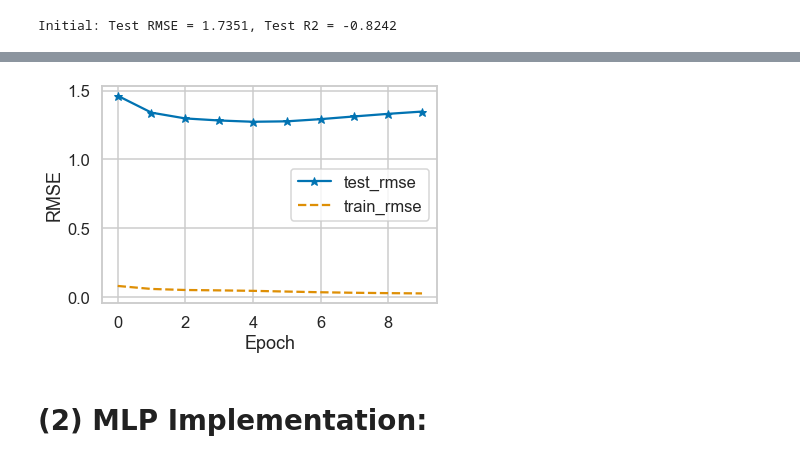
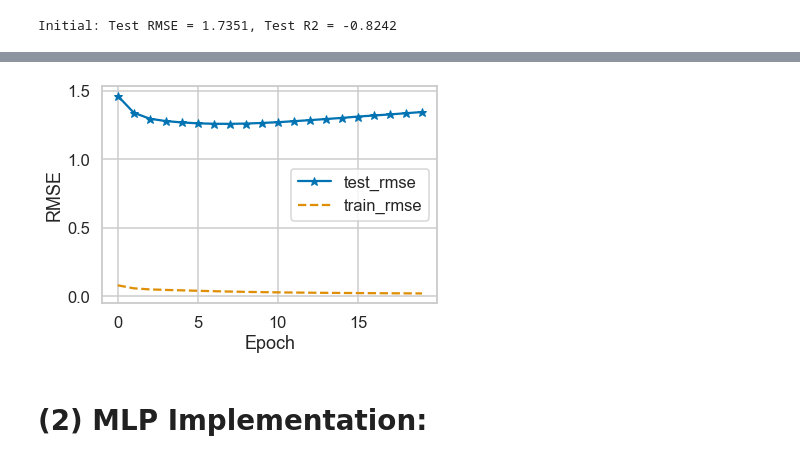
Before and after one commit to akhilesh-somani/Restaurant_Recommendation_System, a Jupyter notebook: Our_Approach.ipynb, the cells around one changed output, grey strips where cells are left out. Drawn from its saved outputs; the diff is of its cells as text; code cells hidden in the pictures.

```diff
--- a/Our_Approach.ipynb
+++ b/Our_Approach.ipynb
@@ -149,7 +150,7 @@ pca.fit(user_features)
 user_features_pca = pca.transform(user_features)
 print('Total variance explained:', sum(pca.explained_variance_ratio_))
 # %%
-user_features_df=pd.DataFrame(data = user_features, columns = ['user_feature_' + str(i) for i in range(n_lim + 1)])
+user_features_df=pd.DataFrame(data = user_features, columns = ['user_feature_' + str(i) for i in range(num_of_user_features)])
 user_features_df.index.rename('user_id_refined', inplace = True)
 user_features_df.reset_index(inplace = True)
 user_features_df.head(3)
@@ -211,7 +212,7 @@ test_data.head(3)
 3 rows × 55 columns
 # %%
 X_test = np.array(test_data[['user_id_refined', 'business_id_refined'] +\
-                            ['user_feature_' + str(i) for i in range(n_lim + 1)]].values.tolist())
+                            ['user_feature_' + str(i) for i in range(num_of_user_features)]].values.tolist())
 X_test
 # %% [output]
 array([[0.000e+00, 0.000e+00, 1.000e+00, ..., 0.000e+00, 1.000e+00,
@@ -401,12 +402,11 @@ def evaluate_model(model, X, y):
     """
     Return: score of each test rating.
     """
-    X = np.array(X)
-    users = X.T[0]
-    items = X.T[1]
-    fans = X.T[2]
+    users, items, user_features, ratings = get_train_instances(X, y)
 
-    predictions = model.predict([users, items, fans], batch_size = 1000, verbose = 0)
+    #print(users.shape, items.shape, user_features.shape)
+
+    predictions = model.predict([users, items, user_features], batch_size = 1000, verbose = 0)
 
     y_actual = np.array(y) * 5
     y_pred = np.array(predictions) * 5
@@ -421,7 +421,7 @@ num_factors = 8
 regs = [0, 0]
 learner = 'adam'
 learning_rate = 0.0005
-num_epochs = 10
+num_epochs = 20
 batch_size = 256
 out = 1
 
@@ -454,12 +454,12 @@ for epoch in range(num_epochs):
     t1 = time()
 
     # Generate training instances
-    user_input, item_input, fan_input, ratings = get_train_instances(X_train, y_train)
+    user_input, item_input, user_feature_input, ratings = get_train_instances(X_train, y_train)
 
     # Training
-    history = model.fit([user_input, item_input, fan_input], #input
-                     np.array(ratings), # labels
-                     batch_size = batch_size, epochs = 1, verbose = 0)
+    history = model.fit([user_input, item_input, user_feature_input], # input
+                         np.array(ratings), # labels
+                         batch_size = batch_size, epochs = 1, verbose = 0)
 
     train_loss.append(history.history['loss'][0])
 
@@ -506,5 +511,5 @@ End. Best Epoch 5:  RMSE = 1.2737, R2 = 0.0170.
 The best GMF model is saved
-[figure, old version]
+[figure, new version]
 # %% [markdown]
 # (2) MLP Implementation:
 # %%
```
Also changed, not shown: parts of 6 cells of this notebook.
